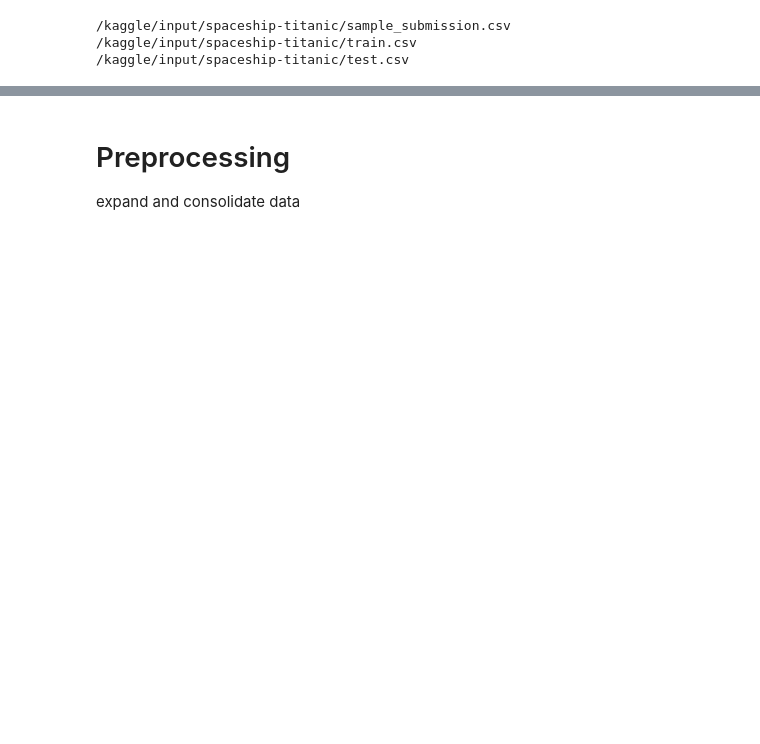
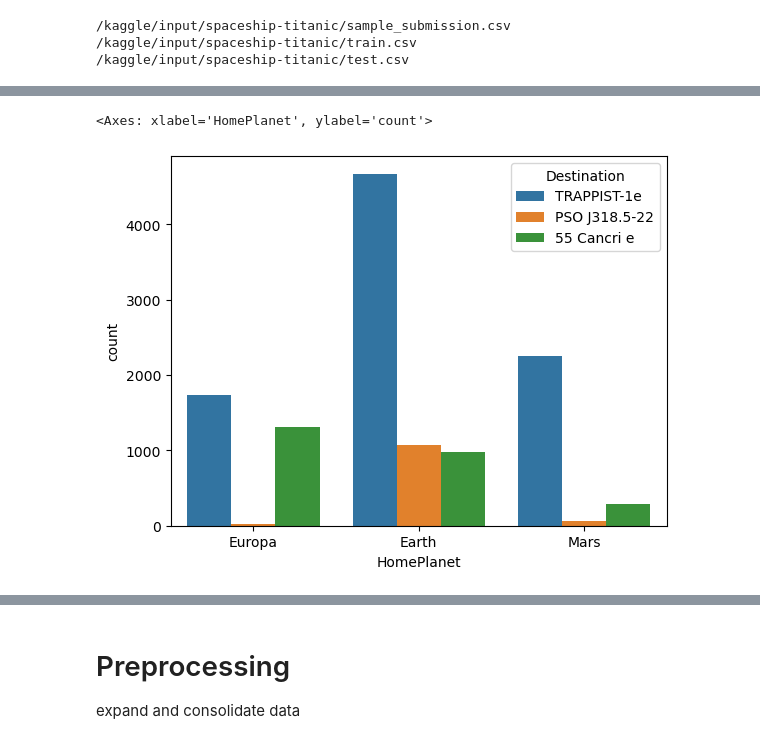
Before and after one commit to yunmokoo/Kaggle_Testing, a Jupyter notebook: spaceship-titanic-aug-30.ipynb, the cells around one changed output, grey strips where cells are left out. Saved outputs shown, nothing was run; the diff lists cells and outputs as text; code cells hidden in the pictures; blank space fills up the shorter version.

```diff
--- a/spaceship-titanic-aug-30.ipynb
+++ b/spaceship-titanic-aug-30.ipynb
@@ -39 +51,5 @@ df_train.shape
+# %%
+train_features = df_train.drop(['Transported'], axis=1)
+test_features = df_test
+features = pd.concat([train_features, test_features]).reset_index(drop=True)
 # %%
@@ -56,2 +70,10 @@ Transported       0
 dtype: int64
+# %%
+features.loc[features['CryoSleep'] == True, ['RoomService', 'FoodCourt', 'ShoppingMall', 'Spa', 'VRDeck']] = 0
+features.loc[features['Age'] <= 12, ['RoomService', 'FoodCourt', 'ShoppingMall', 'Spa', 'VRDeck']] = 0
+# %%
+features['Ameniti_paid'] = features[['RoomService', 'FoodCourt', 'ShoppingMall', 'Spa', 'VRDeck']].sum(axis=1)
+features = features.drop(['RoomService', 'FoodCourt', 'ShoppingMall', 'Spa', 'VRDeck'], axis=1)
+# %%
+features.loc[features['Ameniti_paid'] <= 0, ['Age']] = 0
 # %%
@@ -90,0 +91,5 @@ df_train
+# %%
+sns.countplot(data=features, x='HomePlanet', hue='Destination')
+# %% [output]
+<Axes: xlabel='HomePlanet', ylabel='count'>
+[figure, added]
```
Also changed, not shown: parts of 39 cells of this notebook.
